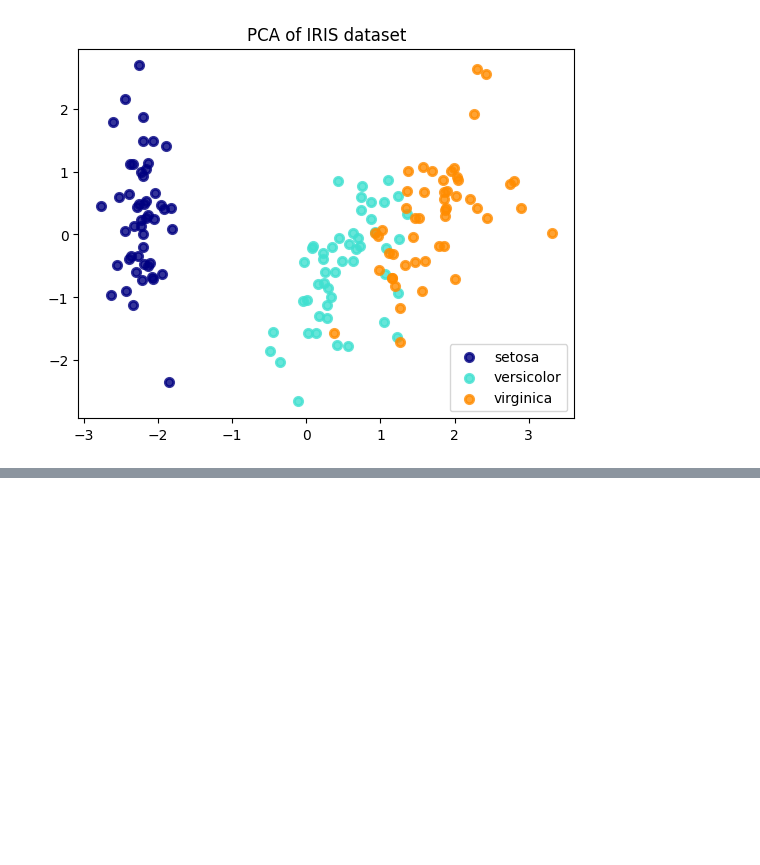
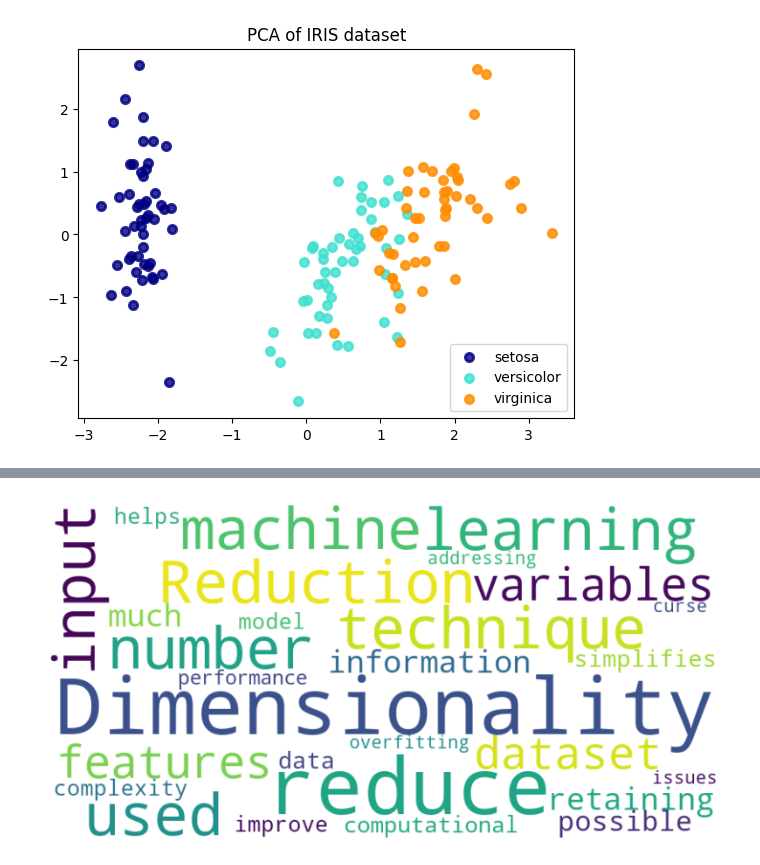
Before and after one commit to Karthikeyan2420/machinelearning24, a Jupyter notebook: ml11.ipynb, the cells around one changed output, grey strips where cells are left out. Saved outputs shown, nothing was run; the diff lists cells and outputs as text; code cells hidden in the pictures; blank space fills up the shorter version.

Commit message:
word

```diff
--- a/ml11.ipynb
+++ b/ml11.ipynb
@@ -39,3 +39,19 @@ plt.title('PCA of IRIS dataset')
 plt.show()
 # %% [output]
 [figure]
+# %%
+#wordcloud
+
+from wordcloud import WordCloud
+import matplotlib.pyplot as plt
+
+text="""Dimensionality Reduction is a technique in machine learning used to reduce the number of input variables (features)
+in a dataset while retaining as much information as possible. It simplifies the data, reduces computational complexity,
+and helps improve model performance by addressing issues like overfitting and the curse of dimensionality."""
+wordcloud=WordCloud(width=800,height=400,background_color="white").generate(text)
+
+plt.figure(figsize=(10,5))
+plt.imshow(wordcloud,interpolation="bilinear")
+plt.axis('off')
+plt
+# %% [output]
@@ -41,0 +59 @@ plt.show()
+[figure, added]
```
Also changed, not shown: parts of 1 cell of this notebook, 3 other files.
